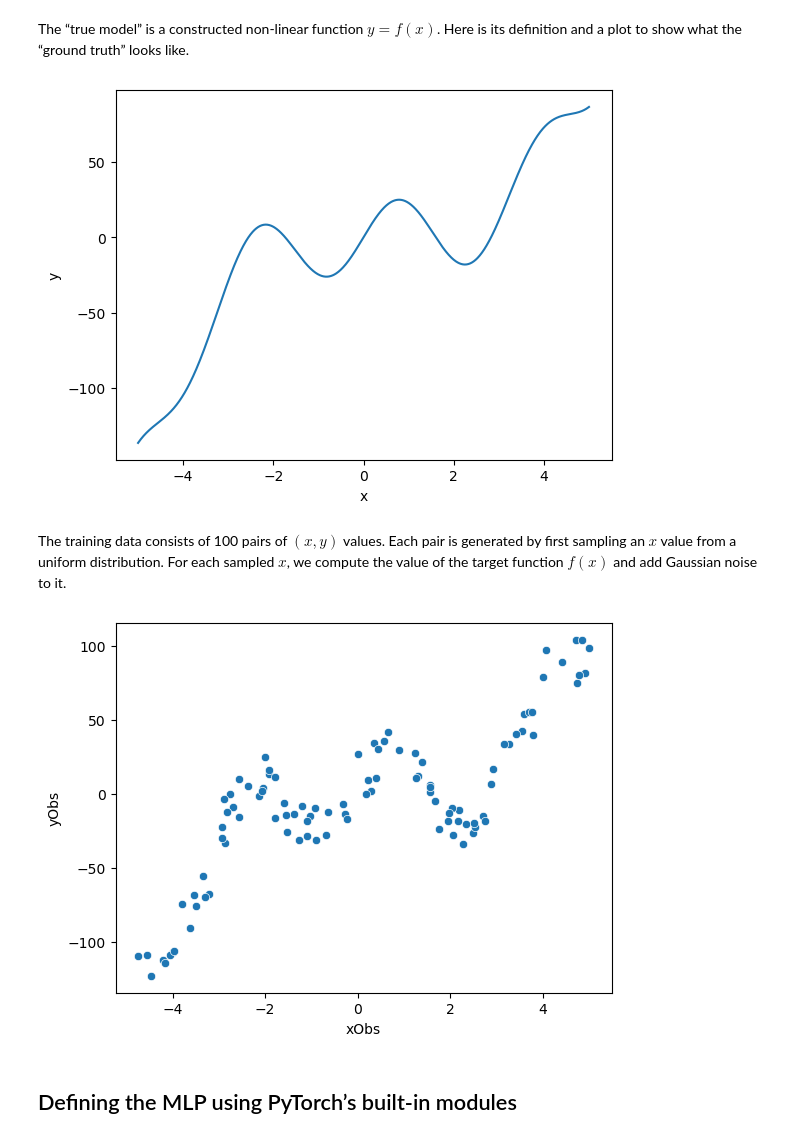
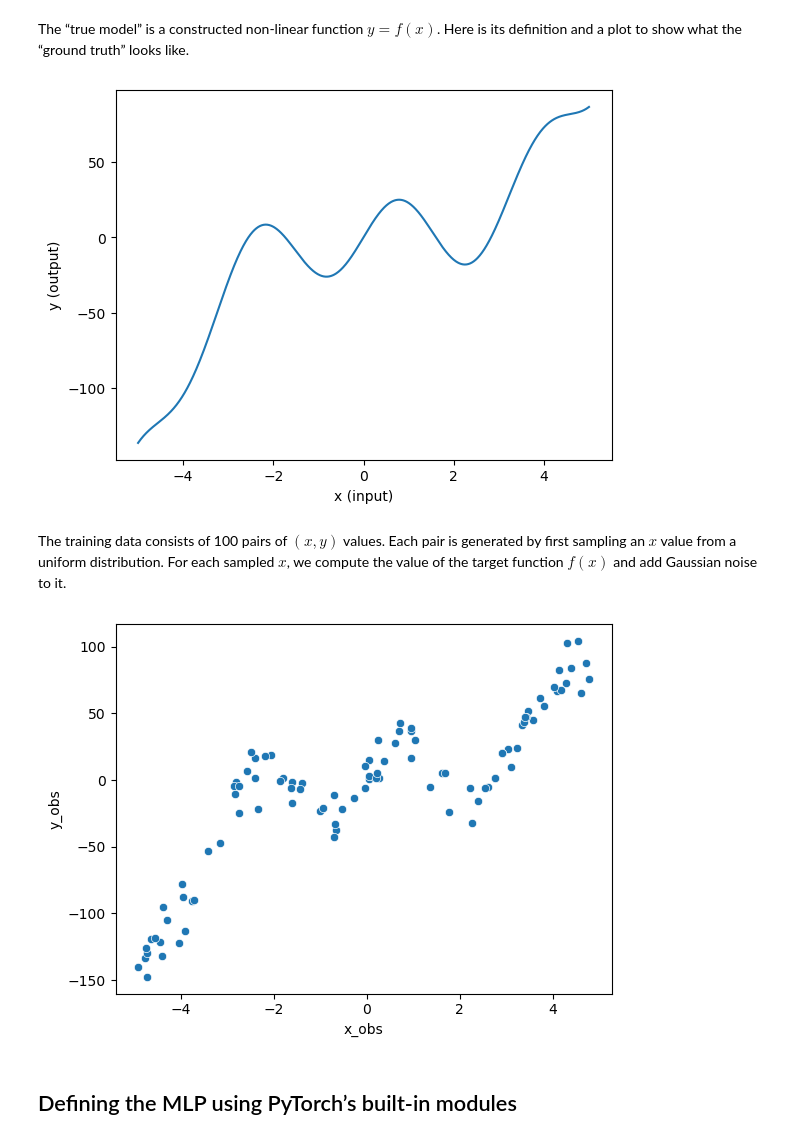
Before and after one commit to CogSciPrag/Understanding-LLMs-course, a Jupyter notebook: understanding-llms/tutorials/02c-MLP-pytorch.ipynb, the cells around one changed output. Saved outputs shown, nothing was run; the diff lists cells and outputs as text; code cells hidden in the pictures.

```diff
--- a/understanding-llms/tutorials/02c-MLP-pytorch.ipynb
+++ b/understanding-llms/tutorials/02c-MLP-pytorch.ipynb
@@ -33,19 +33,24 @@ Here is its definition and a plot to show what the &ldquo;ground truth&rdquo; lo
 ## ground-truth model
 ##################################################
 
-def goalFun(x):
-    return(x**3 - x**2 + 25 * np.sin(2*x))
 
-# create linear sequence (x) and apply goalFun (y)
-x = np.linspace(start = -5, stop =5, num = 1000)
-y = goalFun(x)
+def goal_fun(x):
+    """
+    This is a non-linear function that is the "ground truth" for this example.
+    """
+    return x**3 - x**2 + 25 * np.sin(2 * x)
+
+
+# create linear sequence (x) and apply goal_fun(y)
+x = np.linspace(start=-5, stop=5, num=1000)
+y = goal_fun(x)
 
 # plot the function
-d = pd.DataFrame({'x' : x, 'y' : y})
-sns.lineplot(data = d, x = 'x', y = 'y')
+d = pd.DataFrame({"x (input)": x, "y (output)": y})
+sns.lineplot(data=d, x="x (input)", y="y (output)")
 plt.show()
 # %% [output]
-[figure, old version]
+[figure, new version]
 # %% [markdown]
 The training data consists of 100 pairs of  $(x,y)$ values.
 Each pair is generated by first sampling an $x$ value from a uniform distribution.
@@ -53,24 +58,24 @@ For each sampled $x$, we compute the value of the target function $f(x)$ and add
 # %%
 ##################################################
 ## generate training data (with noise)
 ##################################################
 
-nObs = 100 # number of observations
+n_obs = 100  # number of observations
 
 # get noise around y observations
-yNormal = torch.distributions.Normal(loc=0.0, scale=10)
-yNoise  = yNormal.sample([nObs])
+y_normal = torch.distributions.Normal(loc=0.0, scale=10)
+y_noise = y_normal.sample([n_obs])
 
 # get observations
-xObs = 10*torch.rand([nObs])-5    # uniform from [-5,5]
-yObs = xObs**3 - xObs**2 + 25 * torch.sin(2*xObs) + yNoise
+x_obs = 10 * torch.rand([n_obs]) - 5  # uniform from [-5,5]
+y_obs = goal_fun(x_obs) + y_noise
 
 # plot the data
-d = pd.DataFrame({'xObs' : xObs, 'yObs' : yObs})
-sns.scatterplot(data = d, x = 'xObs', y = 'yObs')
+d = pd.DataFrame({"x_obs": x_obs, "y_obs": y_obs})
+sns.scatterplot(data=d, x="x_obs", y="y_obs")
 plt.show()
 # %% [output]
-[figure, old version]
+[figure, new version]
 # %% [markdown]
 ## Defining the MLP using PyTorch&rsquo;s built-in modules
 # %% [markdown]
```
Also changed, not shown: parts of 10 cells of this notebook, 3 other files.
